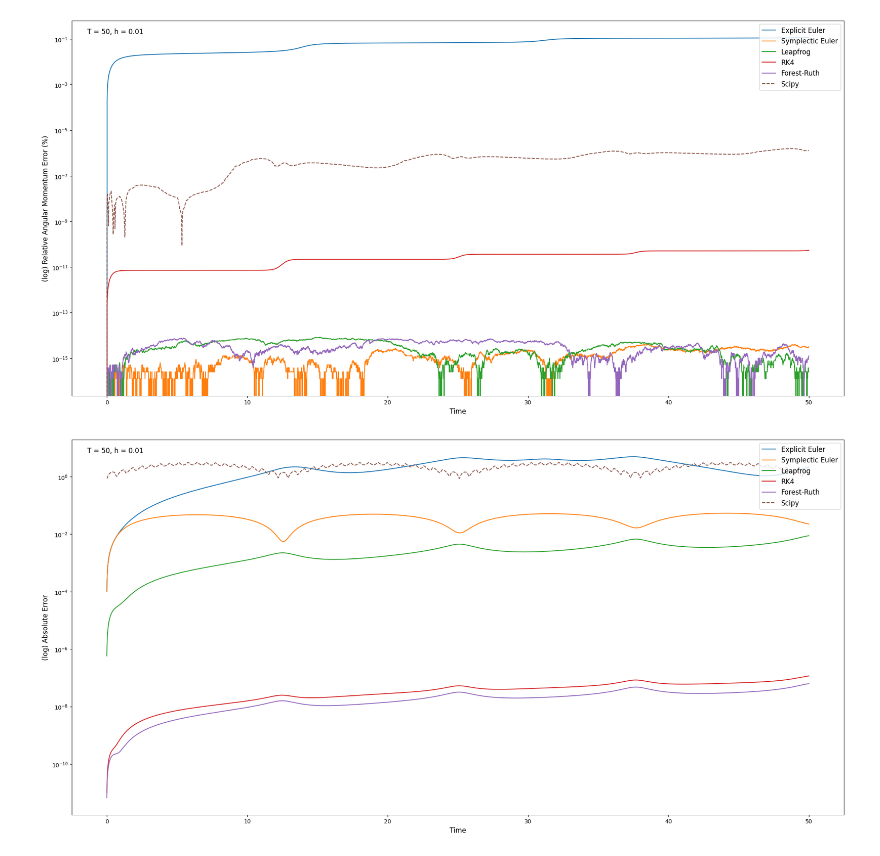
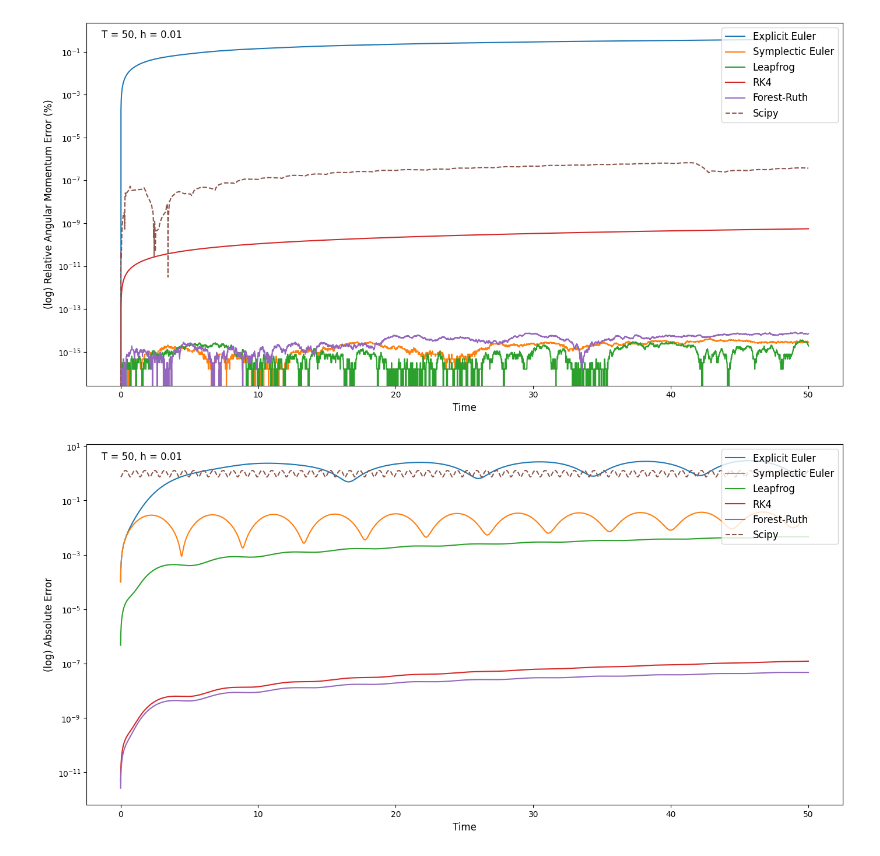
Before and after one commit to williamjones7/Dissertation, a Jupyter notebook: Kepler Plots.ipynb, the cells around one changed output. Cells and saved outputs as stored; diff of their text form; code cells hidden in the pictures.

```diff
--- a/Kepler Plots.ipynb
+++ b/Kepler Plots.ipynb
@@ -39,7 +39,7 @@ G = 1
 
 # mass ratio & eccentricity
 q = 1.0 # q = m2 / m1
-e = 0.5
+e = 0.0
 
 m1 = 1 # central mass
 m2 = q # orbiting mass
@@ -91,7 +91,7 @@ Scipy_traj = run_scipy(0, T, h, r0s, v0s, G, masses)
 a = SemiMajorAxis(mu, r0s, v0s)
 
 t_traj = np.array(Scipy_traj[0])
-rs_traj_Scipy = Scipy_traj[1]
+rs_traj_Scipy = np.copy(Scipy_traj[1])
 
 kepler_traj = KeplerOrbit(a, e, mu, t_traj)
 
@@ -184,7 +167,7 @@ for i, scheme in enumerate(schemes):
 linestyles = ['solid', 'solid', 'solid', 'solid', 'solid', '--']
 
 plt.style.use('default')
-fig, ax = plt.subplots(1,1, figsize = (20,10))
+fig, ax = plt.subplots(1,1, figsize = (14,7))
 for i, scheme in enumerate(schemes):
     traj = trajectories[i]
     t_traj, rs_traj, vs_traj, E_traj, am_traj, time = traj
@@ -206,5 +189,5 @@ plt.savefig('Plots/Energy/Energy Comparison.pdf', format = 'pdf')
 # %%
-fig, ax = plt.subplots(1,1, figsize = (20,10))
+fig, ax = plt.subplots(1,1, figsize = (14,7))
 for i, scheme in enumerate(schemes):
     traj = trajectories[i]
     t_traj, rs_traj, vs_traj, E_traj, am_traj, time = traj
@@ -221,21 +204,21 @@ plt.legend(loc = 'upper right', fontsize=12)
 plt.tight_layout()
 plt.savefig('Plots/AM/AM Comparison.pdf', format = 'pdf')
 # %% [output]
-[figure, old version]
+[figure, new version]
 # %%
-fig, ax = plt.subplots(1,1, figsize = (20,10))
+fig, ax = plt.subplots(1,1, figsize = (14,7))
 for i, scheme in enumerate(schemes):
     err = errs[i]
     ax.plot(t_traj, err, label = schemes[i], linestyle = linestyles[i])
 
 ax.text(0.02, 0.98, f'T = {T}, h = {h}', transform=ax.transAxes,
             va='top', fontsize = 12)
 
 ax.set_yscale('log')
 ax.set_xlabel('Time', fontsize = 12)
 ax.set_ylabel('(log) Absolute Error', fontsize = 12)
 plt.legend(loc = 'upper right', fontsize=12)
 plt.tight_layout()
 plt.savefig('Plots/Error/Error Comparison.pdf', format = 'pdf')
 # %% [output]
-[figure, old version]
+[figure, new version]
```
Also changed, not shown: parts of 6 cells of this notebook, 35 other files.
